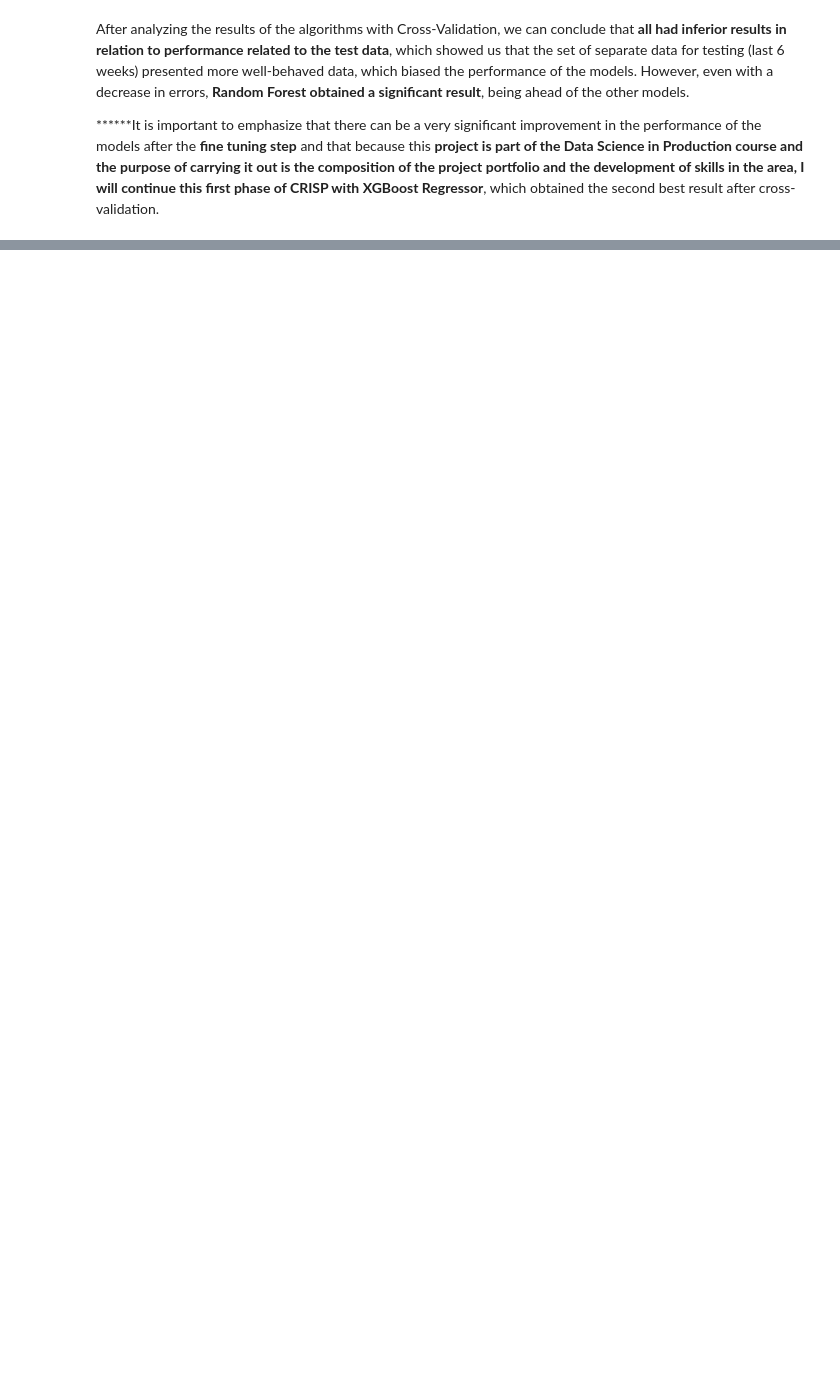
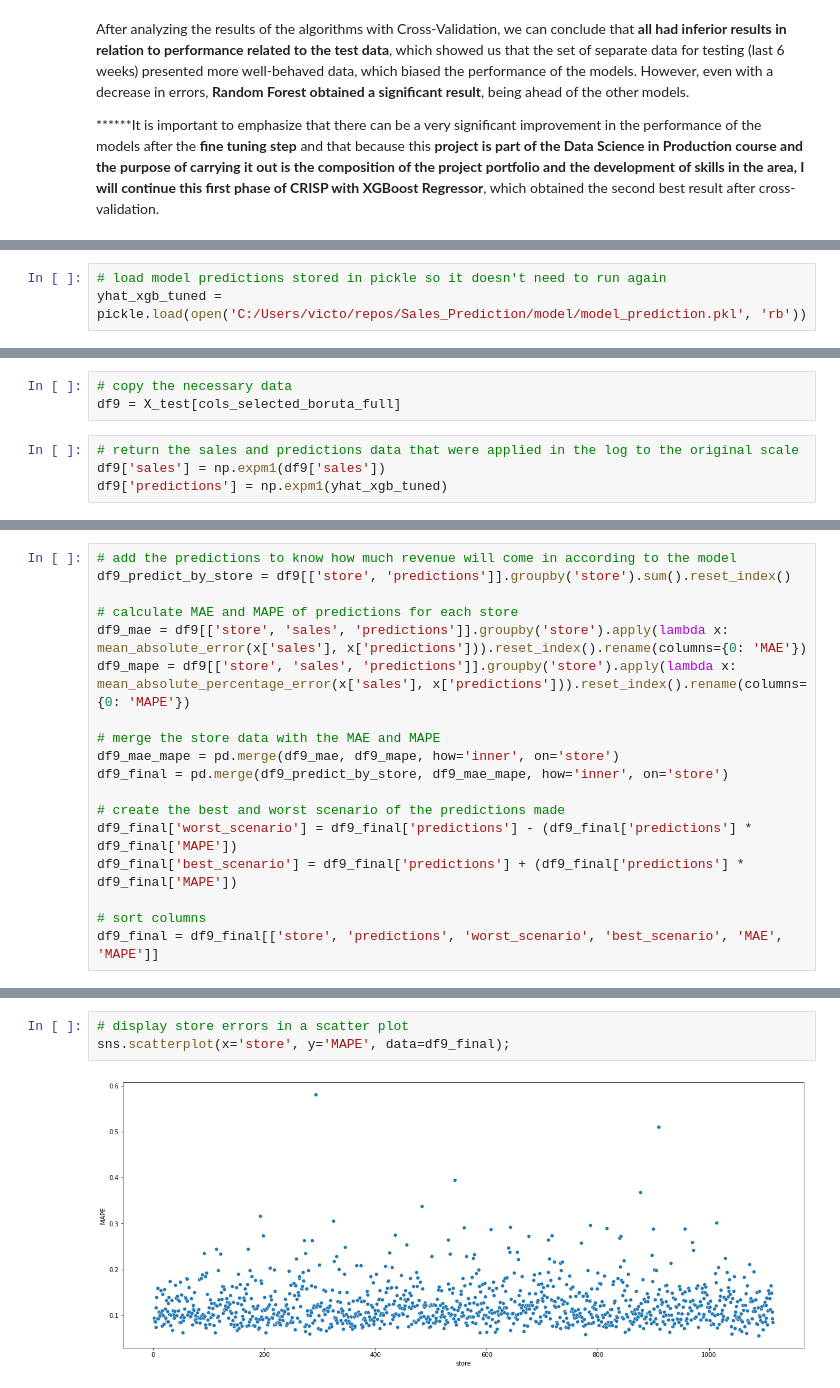
Before and after one commit to lbVictor/Sales_Prediction, a Jupyter notebook: notebooks/store_sales_prediction_cycle01.ipynb, the cells around one changed output, grey strips where cells are left out. Cells and saved outputs as stored; diff of their text form; blank space fills up the shorter version.

Commit message:
Error interpretation done

```diff
--- a/notebooks/store_sales_prediction_cycle01.ipynb
+++ b/notebooks/store_sales_prediction_cycle01.ipynb
@@ -1567,0 +1693,3 @@ After analyzing the results of the algorithms with Cross-Validation, we can conc
+# %%
+# load model predictions stored in pickle so it doesn't need to run again
+yhat_xgb_tuned = pickle.load(open('C:/Users/victo/repos/Sales_Prediction/model/model_prediction.pkl', 'rb'))
@@ -1567,0 +1716,7 @@ After analyzing the results of the algorithms with Cross-Validation, we can conc
+# %%
+# copy the necessary data
+df9 = X_test[cols_selected_boruta_full]
+# %%
+# return the sales and predictions data that were applied in the log to the original scale
+df9['sales'] = np.expm1(df9['sales'])
+df9['predictions'] = np.expm1(yhat_xgb_tuned)
@@ -1567,0 +1736,18 @@ After analyzing the results of the algorithms with Cross-Validation, we can conc
+# %%
+# add the predictions to know how much revenue will come in according to the model
+df9_predict_by_store = df9[['store', 'predictions']].groupby('store').sum().reset_index()
+
+# calculate MAE and MAPE of predictions for each store
+df9_mae = df9[['store', 'sales', 'predictions']].groupby('store').apply(lambda x: mean_absolute_error(x['sales'], x['predictions'])).reset_index().rename(columns={0: 'MAE'})
+df9_mape = df9[['store', 'sales', 'predictions']].groupby('store').apply(lambda x: mean_absolute_percentage_error(x['sales'], x['predictions'])).reset_index().rename(columns={0: 'MAPE'})
+
+# merge the store data with the MAE and MAPE
+df9_mae_mape = pd.merge(df9_mae, df9_mape, how='inner', on='store')
+df9_final = pd.merge(df9_predict_by_store, df9_mae_mape, how='inner', on='store')
+
+# create the best and worst scenario of the predictions made
+df9_final['worst_scenario'] = df9_final['predictions'] - (df9_final['predictions'] * df9_final['MAPE'])
+df9_final['best_scenario'] = df9_final['predictions'] + (df9_final['predictions'] * df9_final['MAPE'])
+
+# sort columns
+df9_final = df9_final[['store', 'predictions', 'worst_scenario', 'best_scenario', 'MAE', 'MAPE']]
@@ -1567,0 +1769,5 @@ After analyzing the results of the algorithms with Cross-Validation, we can conc
+# %%
+# display store errors in a scatter plot
+sns.scatterplot(x='store', y='MAPE', data=df9_final);
+# %% [output]
+[figure, added]
```
Also changed, not shown: parts of 43 cells of this notebook.
